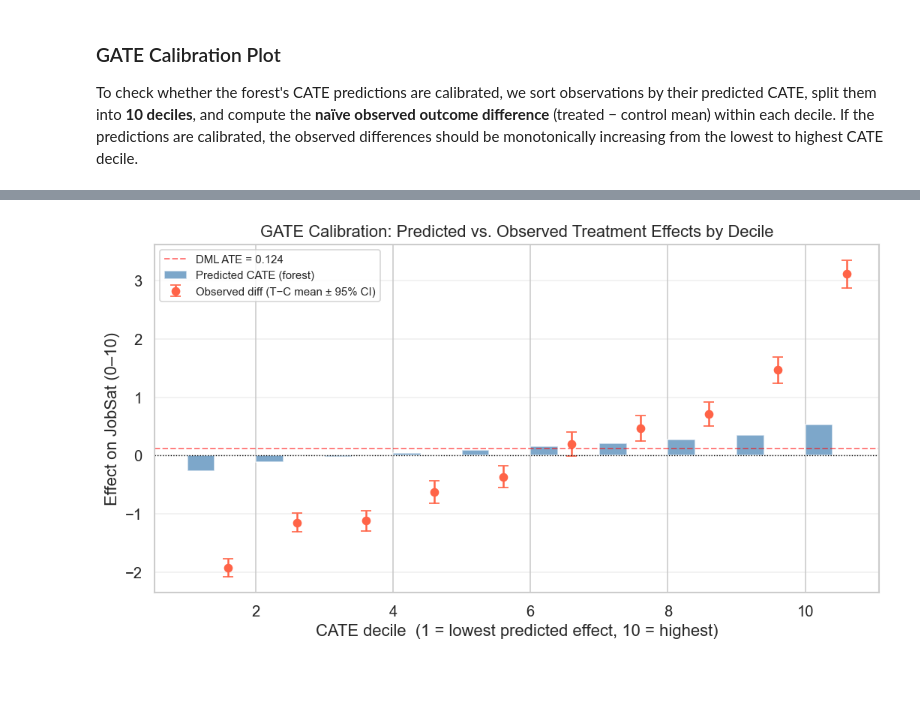
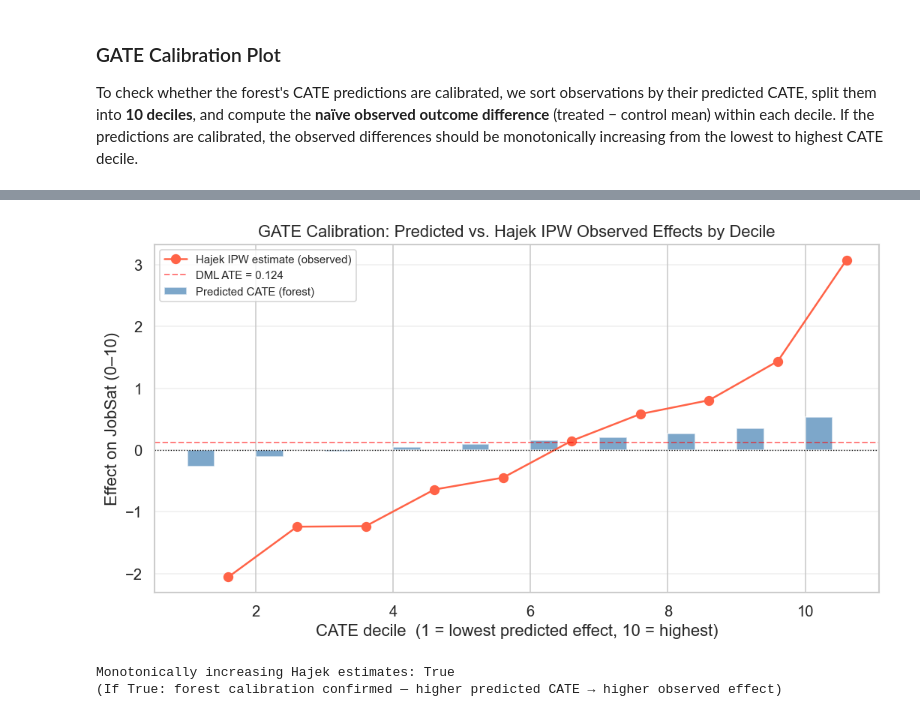
Before and after one commit to SivertIvarhus/Master-Thesis-NOVA-SBE-BA, a Jupyter notebook: notebooks/03-modeling.ipynb, the cells around one changed output, grey strips where cells are left out. Drawn from its saved outputs; the diff is of its cells as text; code cells hidden in the pictures; blank space fills up the shorter version.

```diff
--- a/notebooks/03-modeling.ipynb
+++ b/notebooks/03-modeling.ipynb
@@ -765,53 +854,70 @@ Feature-level coefficients (sorted by |t-stat|):
 
 To check whether the forest's CATE predictions are calibrated, we sort observations by their predicted CATE, split them into **10 deciles**, and compute the **naïve observed outcome difference** (treated − control mean) within each decile. If the predictions are calibrated, the observed differences should be monotonically increasing from the lowest to highest CATE decile.
 # %%
-print("=== 10C · GATE Calibration by CATE Decile ===\n")
+print("=== 10C · GATE Calibration by CATE Decile (Hajek IPW) ===\n")
+print("Using Hajek (normalised IPW) estimator per decile for doubly-robust")
+print("observed-effect estimates. This avoids the naive T-C bias from")
+print("small or imbalanced control groups within each decile.\n")
 
-order      = np.argsort(cates)
-n          = len(cates)
-n_deciles  = 10
-bin_size   = n // n_deciles
+order     = np.argsort(cates)
+n         = len(cates)
+n_deciles = 10
+bin_size  = n // n_deciles
+
+# Propensity scores from Step 2 logistic regression (ps)
+ps_clipped = np.clip(ps, 0.05, 0.95)  # trim extremes for IPW stability
 
 gate_rows = []
 for b in range(n_deciles):
     idx = order[b * bin_size : (b + 1) * bin_size]
     pred_mean = cates[idx].mean()
-    t_idx = idx[T[idx] == 1]
-    c_idx = idx[T[idx] == 0]
-    if len(t_idx) == 0 or len(c_idx) == 0:
-        obs_diff = np.nan
-        obs_se   = np.nan
+    T_idx  = T[idx]
+    Y_idx  = Y[idx]
+    ps_idx = ps_clipped[idx]
+
+    # Hajek (normalised) IPW estimator
+    t_mask = T_idx == 1
+    c_mask = T_idx == 0
+    if t_mask.sum() == 0 or c_mask.sum() == 0:
+        hajek_diff = np.nan
     else:
-        obs_diff = Y[t_idx].mean() - Y[c_idx].mean()
-        # SE via Welch approximation
-        obs_se = np.sqrt(Y[t_idx].var() / len(t_idx) + Y[c_idx].var() / len(c_idx))
+        w_t = (1 / ps_idx[t_mask])
+        w_c = (1 / (1 - ps_idx[c_mask]))
+        mu_t = np.average(Y_idx[t_mask], weights=w_t)
+        mu_c = np.average(Y_idx[c_mask], weights=w_c)
+        hajek_diff = mu_t - mu_c
+
     gate_rows.append({
         "decile"    : b + 1,
         "pred_cate" : pred_mean,
-        "obs_diff"  : obs_diff,
-        "obs_se"    : obs_se,
-        "n_treated" : len(t_idx),
-        "n_control" : len(c_idx),
+        "hajek_diff": hajek_diff,
+        "n_treated" : int(t_mask.sum()),
+        "n_control" : int(c_mask.sum()),
     })
-    print(f"  Decile {b+1:2d}  pred={pred_mean:+.4f}  obs_diff={obs_diff:+.4f}  "
-          f"(n_t={len(t_idx)}, n_c={len(c_idx)})")
+    print(f"  Decile {b+1:2d}  pred={pred_mean:+.4f}  hajek_diff={hajek_diff:+.4f}  "
+          f"(n_t={int(t_mask.sum())}, n_c={int(c_mask.sum())})")
 
 gate_df = pd.DataFrame(gate_rows)
 
 fig, ax = plt.subplots(figsize=(9, 5))
 ax.bar(gate_df["decile"], gate_df["pred_cate"],
        width=0.4, alpha=0.7, color="steelblue", label="Predicted CATE (forest)", align="edge")
-ax.errorbar(gate_df["decile"] + 0.6, gate_df["obs_diff"],
-            yerr=1.96 * gate_df["obs_se"],
-            fmt="o", color="tomato", capsize=4, ms=6, label="Observed diff (T−C mean ± 95% CI)")
+ax.plot(gate_df["decile"] + 0.6, gate_df["hajek_diff"],
+        "o-", color="tomato", ms=7, lw=1.5, label="Hajek IPW estimate (observed)")
 ax.axhline(0,   color="black", lw=0.8, ls=":")
 ax.axhline(ate, color="red",   lw=1.2, ls="--", alpha=0.5, label=f"DML ATE = {ate:.3f}")
 ax.set_xlabel("CATE decile  (1 = lowest predicted effect, 10 = highest)")
-ax.set_ylabel("Effect on JobSat (0–10)")
-ax.set_title("GATE Calibration: Predicted vs. Observed Treatment Effects by Decile")
+ax.set_ylabel("Effect on JobSat (0\u201310)")
+ax.set_title("GATE Calibration: Predicted vs. Hajek IPW Observed Effects by Decile")
 ax.legend(fontsize=9)
 ax.grid(axis="y", alpha=0.3)
 plt.tight_layout()
 plt.savefig(FIGURES / "gate_calibration.png", dpi=150, bbox_inches="tight")
 plt.show()
+
+# Check monotonicity
+diffs = gate_df["hajek_diff"].dropna().values
+is_monotone = all(diffs[k] <= diffs[k+1] for k in range(len(diffs)-1))
+print(f"\nMonotonically increasing Hajek estimates: {is_monotone}")
+print("(If True: forest calibration confirmed — higher predicted CATE → higher observed effect)")
 # %% [output]
@@ -830 +940,3 @@ plt.show()
-[figure, old version]
+[figure, new version]
+Monotonically increasing Hajek estimates: True
+(If True: forest calibration confirmed — higher predicted CATE → higher observed effect)
```
Also changed, not shown: parts of 9 cells of this notebook.
